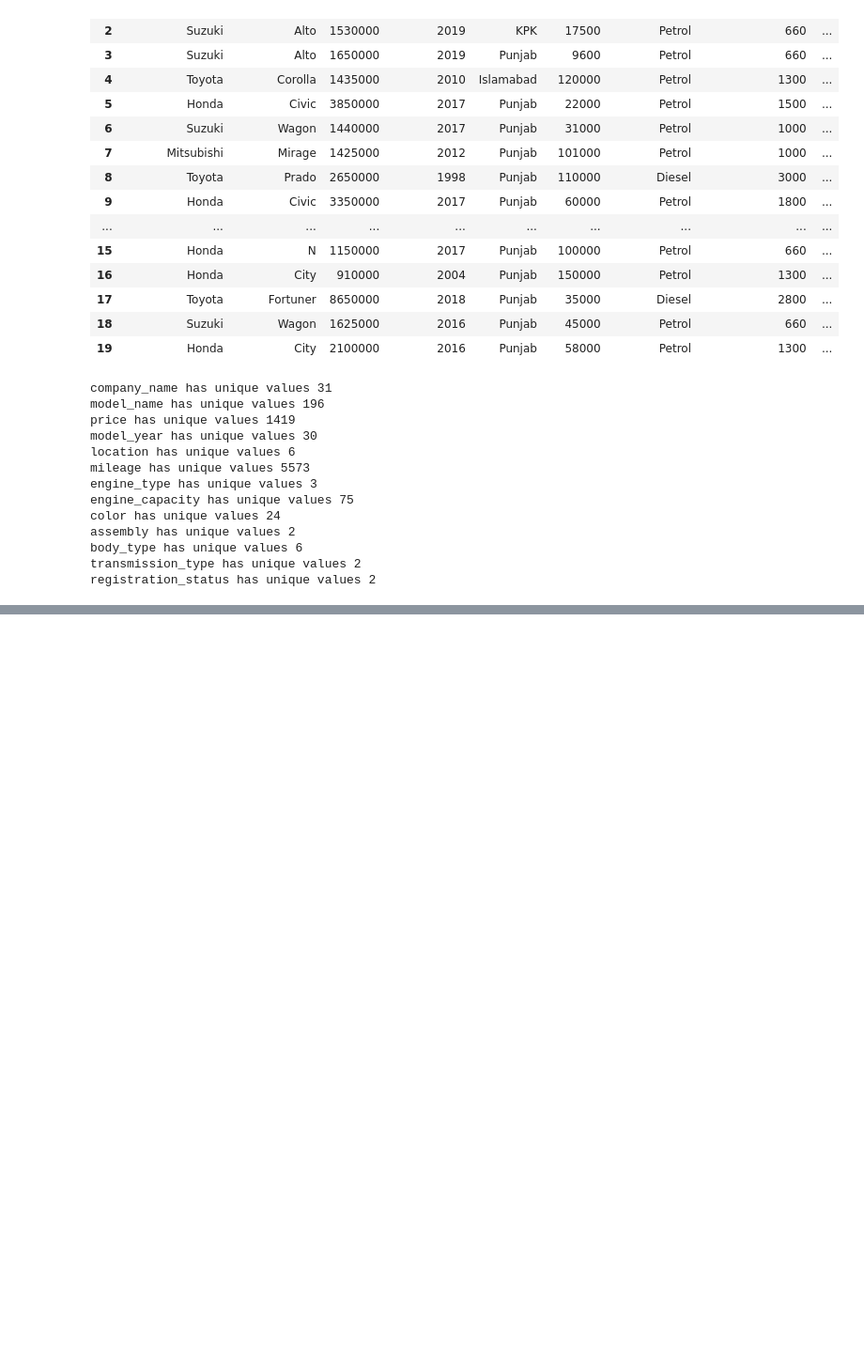
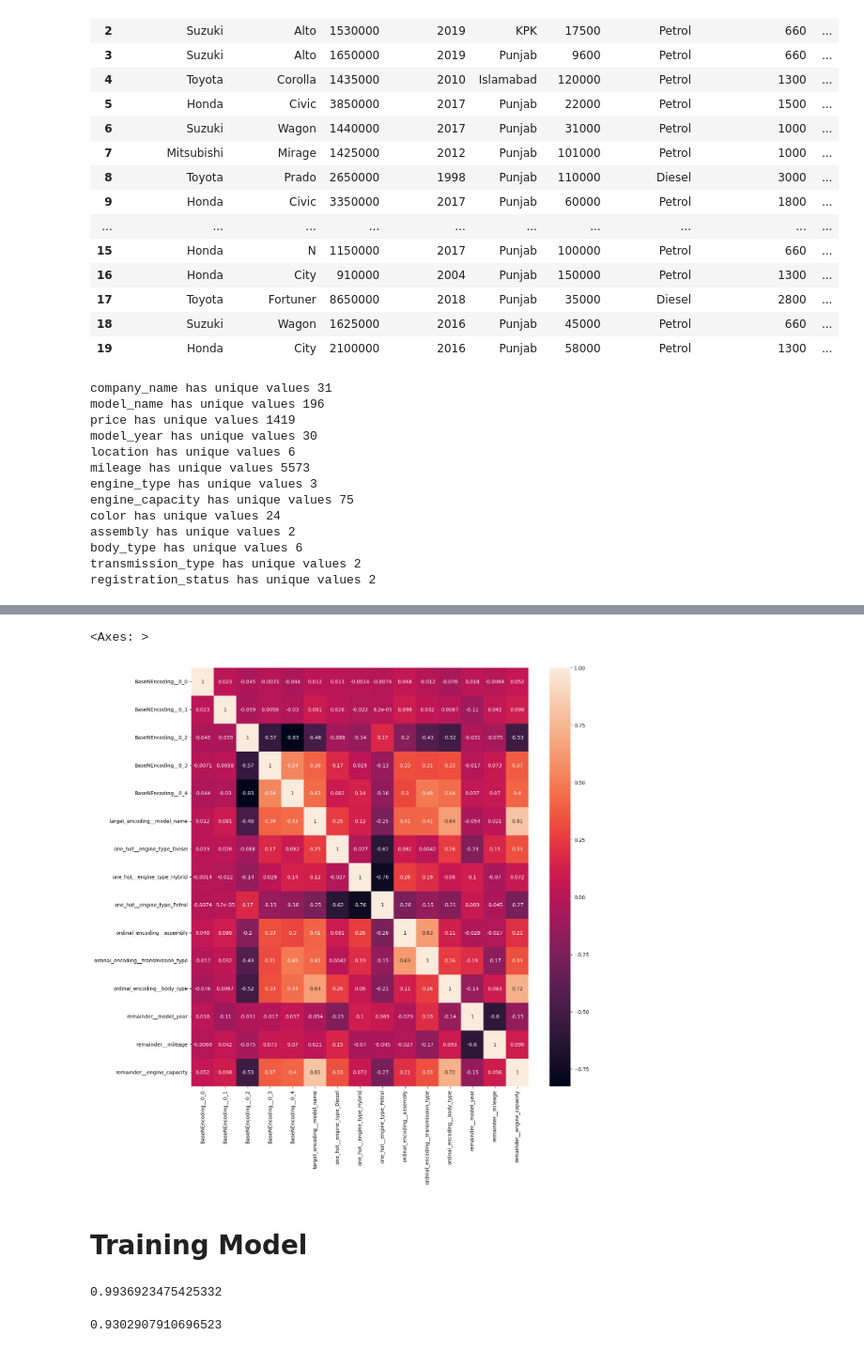
Before and after one commit to faisallshaikh/Car_price_prediction, a Jupyter notebook: EDA.ipynb, the cells around one changed output, grey strips where cells are left out. Shown at 94% size. Drawn from its saved outputs; the diff is of its cells as text; code cells hidden in the pictures; blank space fills up the shorter version.

```diff
--- a/EDA.ipynb
+++ b/EDA.ipynb
@@ -377,0 +609,5 @@ dtype: object
+# %%
+assembly_list = list(df["assembly"].unique())
+print(assembly_list)
+transmission_list =  list(df["transmission_type"].unique())
+transmission_list
@@ -377,0 +617,5 @@ dtype: object
+# %%
+rev_assem_list = list(reversed(assembly_list))
+print(rev_assem_list)
+rev_trans_list = list(reversed(transmission_list))
+print(rev_trans_list)
@@ -377,0 +664,3 @@ dtype: object
+# %%
+transformed_col_names = list(transformer.get_feature_names_out())
+transformed_col_names
@@ -377,0 +683,4 @@ dtype: object
+# %%
+transformed_X_train = pd.DataFrame(transformed_train_data)
+transformed_X_train.columns = transformed_col_names
+transformed_X_train
@@ -377,0 +759,9 @@ dtype: object
+# %%
+fig , ax = plt.subplots(figsize=(15,15))
+cor = transformed_X_train.corr()
+sns.heatmap(cor,annot=True)
+# %% [output]
+<Axes: >
+[figure, added]
+# %% [markdown]
+# Training Model
@@ -377,0 +775,11 @@ dtype: object
+# %%
+from sklearn.ensemble import RandomForestRegressor
+rf = RandomForestRegressor()
+rf.fit(transformed_X_train,y_train)
+train_score = rf.score(transformed_X_train,y_train)
+print(train_score)
+test_score = rf.score(transformed_X_test,y_test)
+test_score
+# %% [output]
+0.9936923475425332
+0.9302907910696523
```
Also changed, not shown: parts of 76 cells of this notebook.
